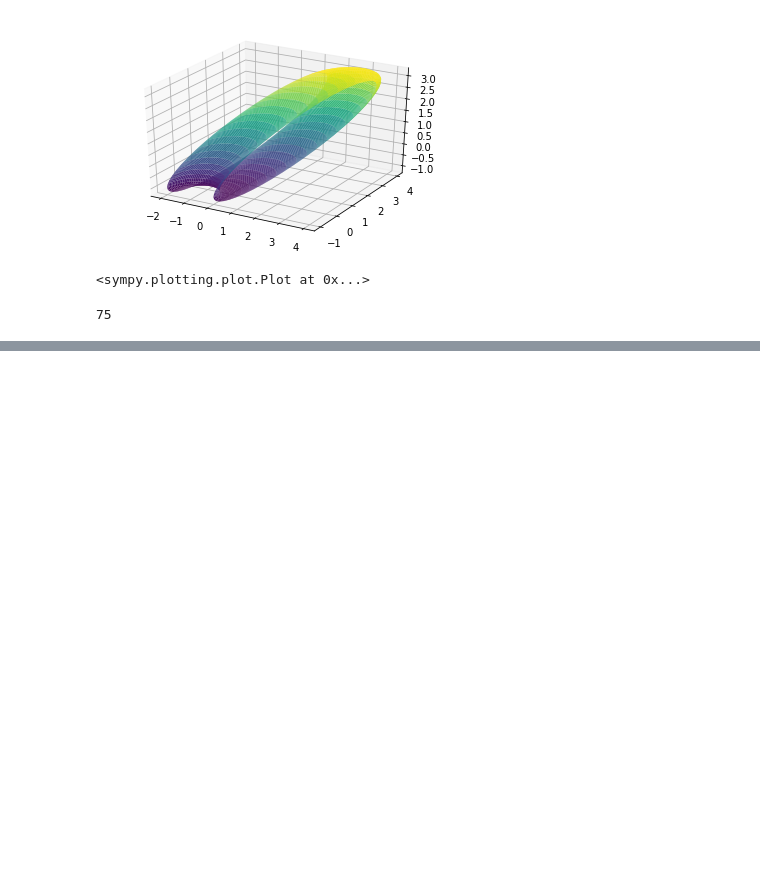
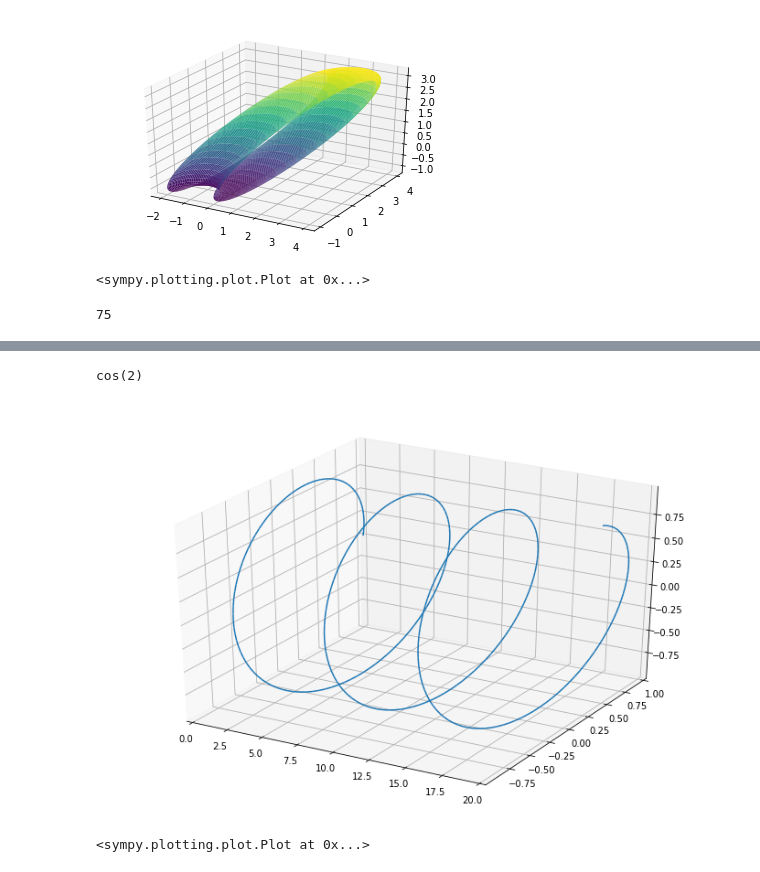
Before and after one commit to mattConn/mathematical-programming, a Jupyter notebook: notebooks/torus-plot.ipynb, the cells around one changed output, grey strips where cells are left out. Drawn from its saved outputs; the diff is of its cells as text; code cells hidden in the pictures; blank space fills up the shorter version.

```diff
--- a/notebooks/torus-plot.ipynb
+++ b/notebooks/torus-plot.ipynb
@@ -56,0 +134,11 @@ getDiff(g)(5)
+# %%
+cos(2)
+# %% [output]
+cos(2)
+# %%
+r = 1
+# plot3d_parametric_line(u,radius*cos(u),radius*sin(u),(u,0,20))
+plot3d_parametric_line(u,r*cos(u),r*sin(u),(u,0,20))
+# %% [output]
+[figure, added]
+<sympy.plotting.plot.Plot at 0x...>
```
Also changed, not shown: parts of 5 cells of this notebook, 2 other files.
